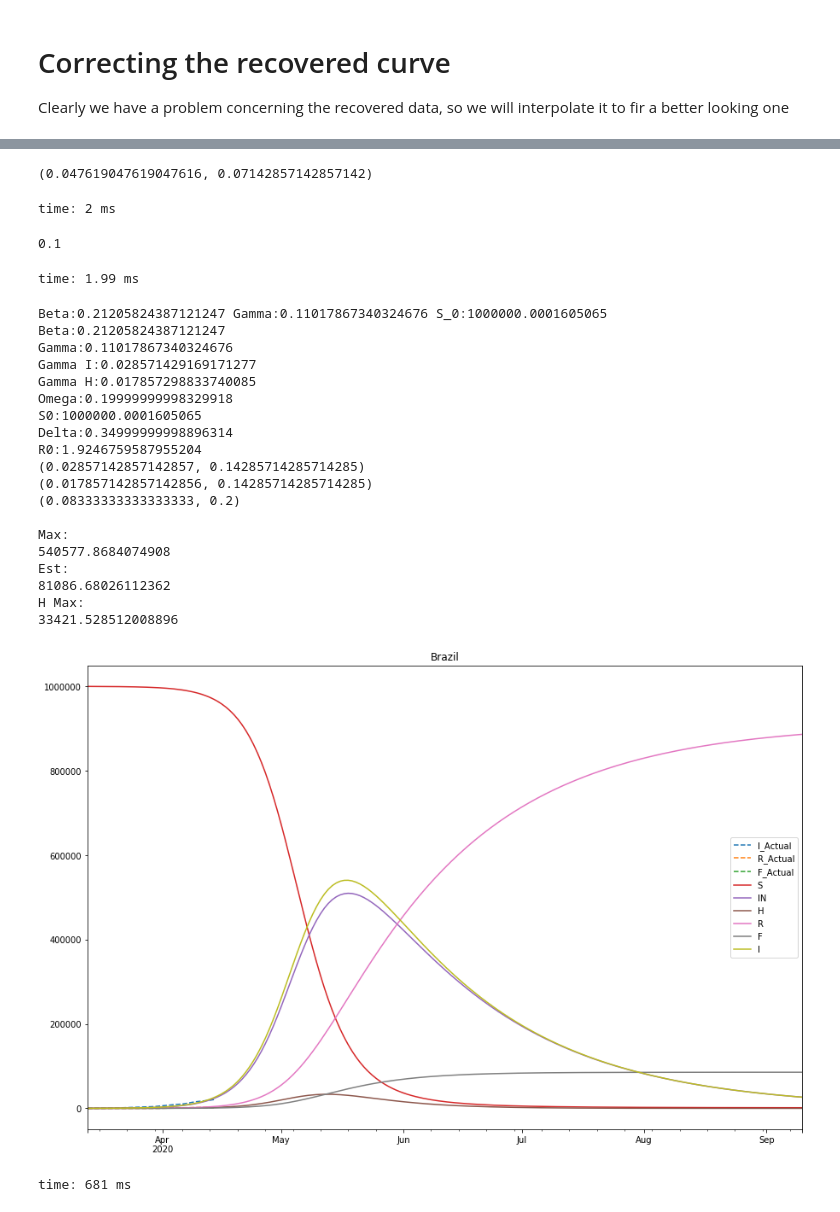
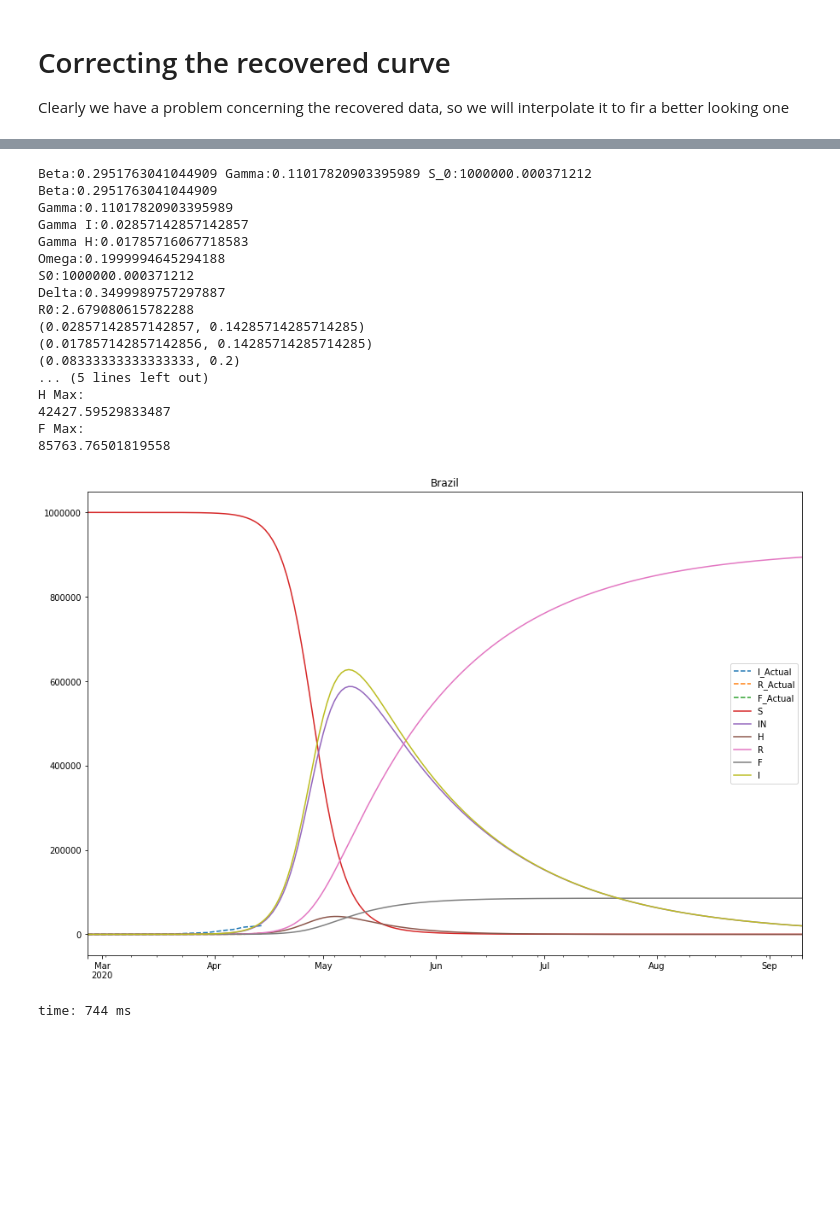
Before and after one commit to comunidadexp/sirfh-covid, a Jupyter notebook: Covid Spread Model.ipynb, the cells around one changed output, grey strips where cells are left out. Saved outputs shown, nothing was run; the diff lists cells and outputs as text; code cells hidden in the pictures; blank space fills up the shorter version.

```diff
--- a/Covid Spread Model.ipynb
+++ b/Covid Spread Model.ipynb
@@ -756,16 +756,6 @@ $$\gamma = \gamma_I + (1-\delta) \gamma_H + \delta \omega_H$$
 
 
 **#TODO SE FICAR BOM FAZER O DIAGRAMA**
-# %%
-(1/(3*7), 1/(2*7))
-# %% [output]
-(0.047619047619047616, 0.07142857142857142)
-time: 2 ms
-# %%
-1/12
-# %% [output]
-0.1
-time: 1.99 ms
 # %%
 hospRate = 0.1
 deltaUpperBound = 0.035 / hospRate
@@ -776,59 +766,58 @@ t1 = SIHRF(country = 'Brazil',
          alpha=.7,
          betaBounds=(0.1, 1.5),
          gammaBounds=(0.05, 2.0),
-         S0bounds=(1e6, 200e6 * .12),
-         nth=100,
+         S0bounds=(.1e6, 200e6 * .12),
+         nth=1,
          daysToHosp=4,  # big for detction
          daysToLeave=12,
          infectedAssumption=1,
          # forcedBeta = 3,
-         # quarantineDate = dt.datetime(2020,3,16), #italy lockdown was on the 9th
+         quarantineDate = dt.datetime(2020,3,24), #italy lockdown was on the 9th
          # estimateBeta2 = True
-         estimateS0=True,
          # opt='SLSQP',
          R0bounds=(0,20),
          hospRate=hospRate,
          delta_bounds=(0, deltaUpperBound),
          gamma_i_bounds=(1/(5*7), 1/(1*7)),
          gamma_h_bounds=(1/(8*7), 1/(1*7)),
          omega_bounds=(1/12, 1/5),
          #alphas=(0,0,1),
            adjust_recovered=True,
          )
 
 t1.train()
 t1.main_plot()
 print(t1.gamma_i_bounds)
 print(t1.gamma_h_bounds)
 print(t1.omega_bounds)
 print('\nMax:')
 print(t1.df.I.max())
 print('Est:')
 print(t1.df.I.max()*.15)
 print('H Max:')
 print(t1.df['H'].max())
+print('F Max:')
+print(t1.df['F'].max())
 # %% [output]
-Beta:0.21205824387121247 Gamma:0.11017867340324676 S_0:1000000.0001605065
-Beta:0.21205824387121247
-Gamma:0.11017867340324676
-Gamma I:0.028571429169171277
-Gamma H:0.017857298833740085
-Omega:0.19999999998329918
-S0:1000000.0001605065
-Delta:0.34999999998896314
-R0:1.9246759587955204
+Beta:0.2951763041044909 Gamma:0.11017820903395989 S_0:1000000.000371212
+Beta:0.2951763041044909
+Gamma:0.11017820903395989
+Gamma I:0.02857142857142857
+Gamma H:0.01785716067718583
+Omega:0.1999994645294188
+S0:1000000.000371212
+Delta:0.3499989757297887
+R0:2.679080615782288
 (0.02857142857142857, 0.14285714285714285)
 (0.017857142857142856, 0.14285714285714285)
 (0.08333333333333333, 0.2)
-
-Max:
-540577.8684074908
-Est:
-81086.68026112362
+... (5 lines left out)
 H Max:
-33421.528512008896
+42427.59529833487
+F Max:
+85763.76501819558
-[figure, old version]
+[figure, new version]
-time: 681 ms
+time: 744 ms
 # %%
 t1.I_fit_plot()
 t1.R_fit_plot()
```
Also changed, not shown: parts of 12 cells of this notebook, 1 other file.
